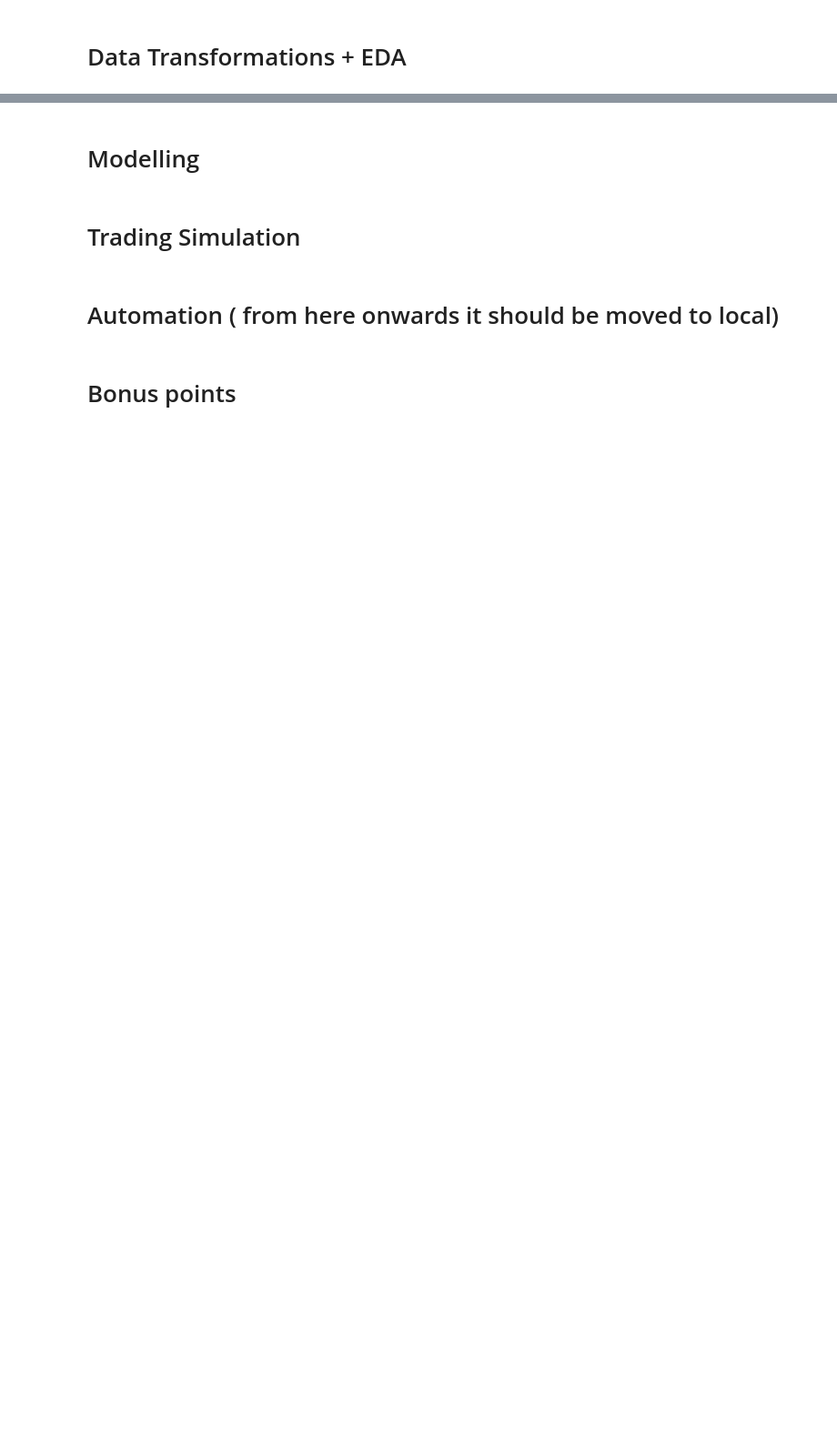
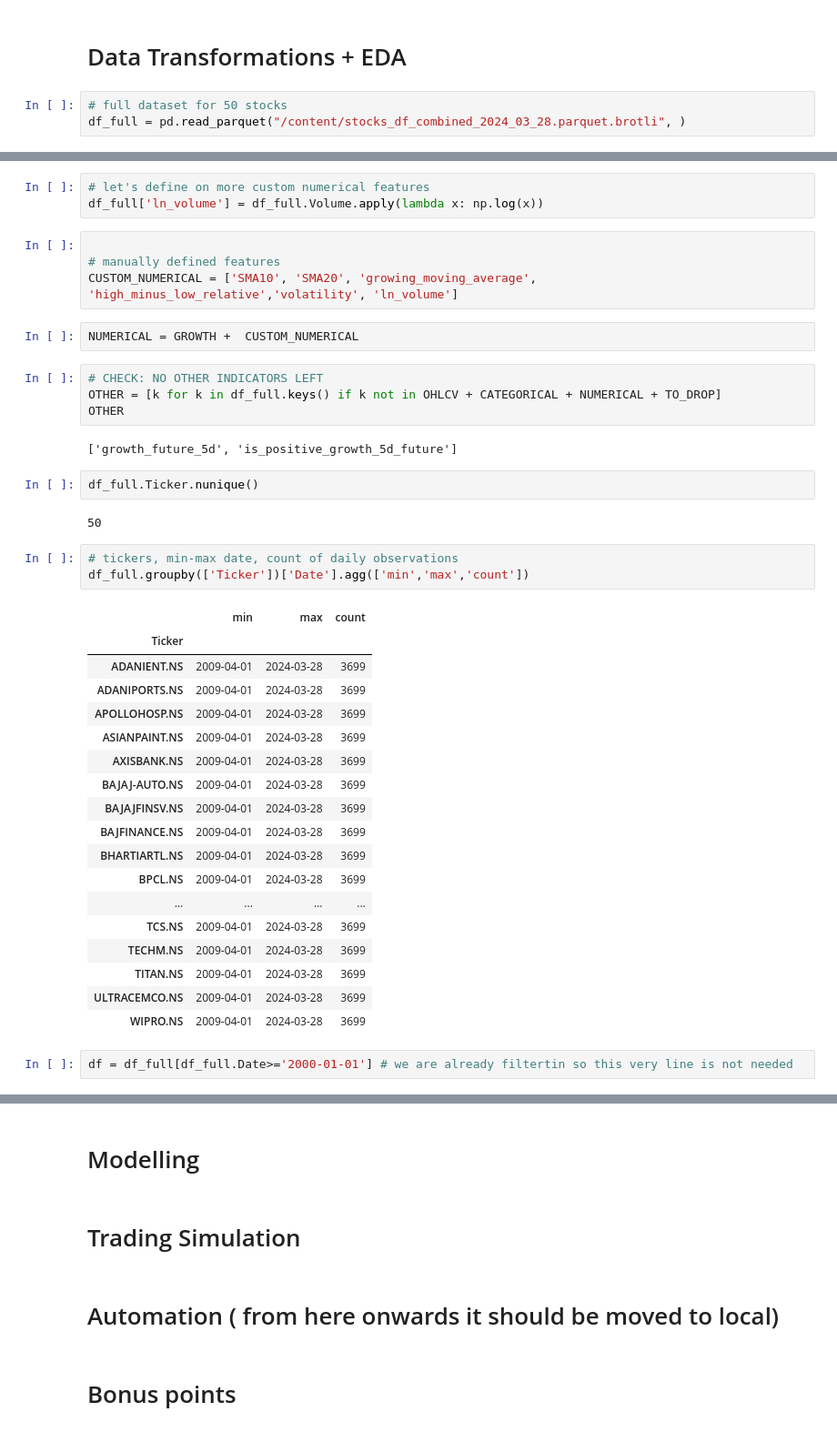
Before and after one commit to MekongDelta-mind/sma_project_repo, a Jupyter notebook: project_sma.ipynb, the cells around one changed output, grey strips where cells are left out. Shown at 91% size. Saved outputs shown, nothing was run; the diff lists cells and outputs as text; blank space fills up the shorter version.

```diff
--- a/project_sma.ipynb
+++ b/project_sma.ipynb
@@ -383,2 +1188,5 @@ plt.show()
 # %% [markdown]
 # Data Transformations + EDA
+# %%
+# full dataset for 50 stocks
+df_full = pd.read_parquet("/content/stocks_df_combined_2024_03_28.parquet.brotli", )
@@ -384,0 +1280,43 @@ plt.show()
+# %%
+# let's define on more custom numerical features
+df_full['ln_volume'] = df_full.Volume.apply(lambda x: np.log(x))
+# %%
+
+# manually defined features
+CUSTOM_NUMERICAL = ['SMA10', 'SMA20', 'growing_moving_average', 'high_minus_low_relative','volatility', 'ln_volume']
+# %%
+NUMERICAL = GROWTH +  CUSTOM_NUMERICAL
+# %%
+# CHECK: NO OTHER INDICATORS LEFT
+OTHER = [k for k in df_full.keys() if k not in OHLCV + CATEGORICAL + NUMERICAL + TO_DROP]
+OTHER
+# %% [output]
+['growth_future_5d', 'is_positive_growth_5d_future']
+# %%
+df_full.Ticker.nunique()
+# %% [output]
+50
+# %%
+# tickers, min-max date, count of daily observations
+df_full.groupby(['Ticker'])['Date'].agg(['min','max','count'])
+# %% [output]
+|  | min | max | count |
+| Ticker |  |  |  |
+| ADANIENT.NS | 2009-04-01 | 2024-03-28 | 3699 |
+| ADANIPORTS.NS | 2009-04-01 | 2024-03-28 | 3699 |
+| APOLLOHOSP.NS | 2009-04-01 | 2024-03-28 | 3699 |
+| ASIANPAINT.NS | 2009-04-01 | 2024-03-28 | 3699 |
+| AXISBANK.NS | 2009-04-01 | 2024-03-28 | 3699 |
+| BAJAJ-AUTO.NS | 2009-04-01 | 2024-03-28 | 3699 |
+| BAJAJFINSV.NS | 2009-04-01 | 2024-03-28 | 3699 |
+| BAJFINANCE.NS | 2009-04-01 | 2024-03-28 | 3699 |
+| BHARTIARTL.NS | 2009-04-01 | 2024-03-28 | 3699 |
+| BPCL.NS | 2009-04-01 | 2024-03-28 | 3699 |
+| ... | ... | ... | ... |
+| TCS.NS | 2009-04-01 | 2024-03-28 | 3699 |
+| TECHM.NS | 2009-04-01 | 2024-03-28 | 3699 |
+| TITAN.NS | 2009-04-01 | 2024-03-28 | 3699 |
+| ULTRACEMCO.NS | 2009-04-01 | 2024-03-28 | 3699 |
+| WIPRO.NS | 2009-04-01 | 2024-03-28 | 3699 |
+# %%
+df = df_full[df_full.Date>='2000-01-01'] # we are already filtertin so this very line is not needed
```
Also changed, not shown: parts of 170 cells of this notebook.
